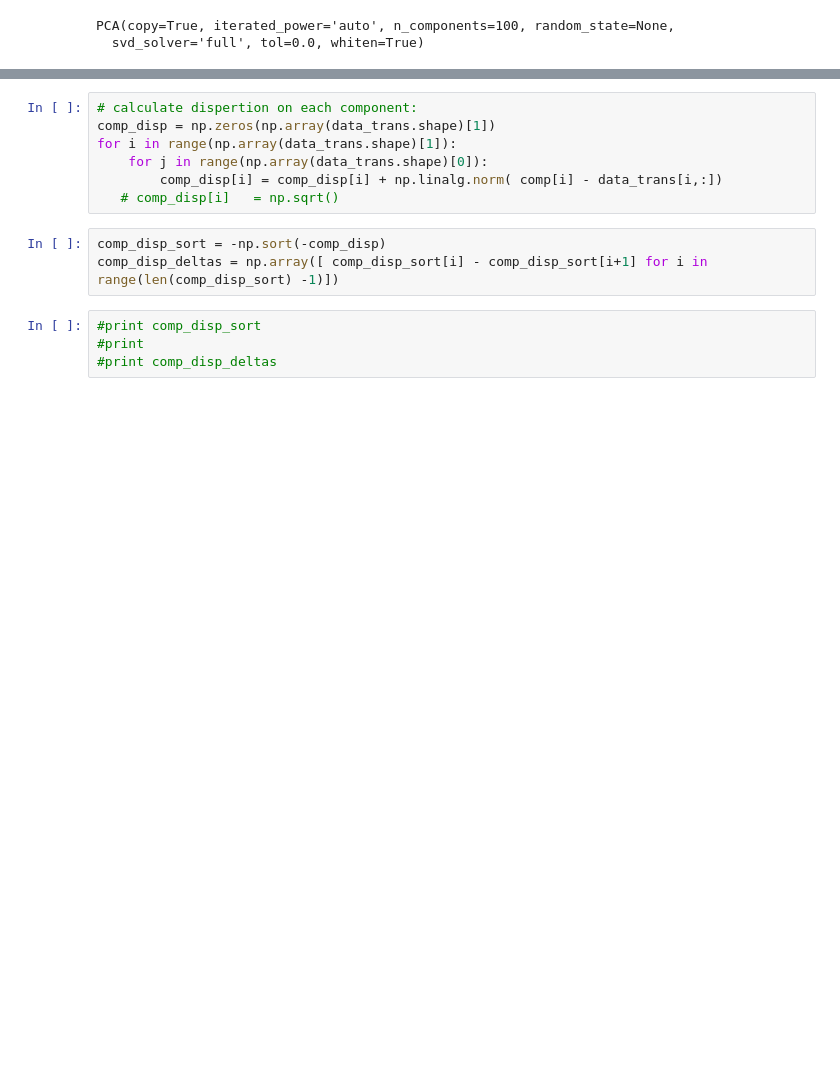
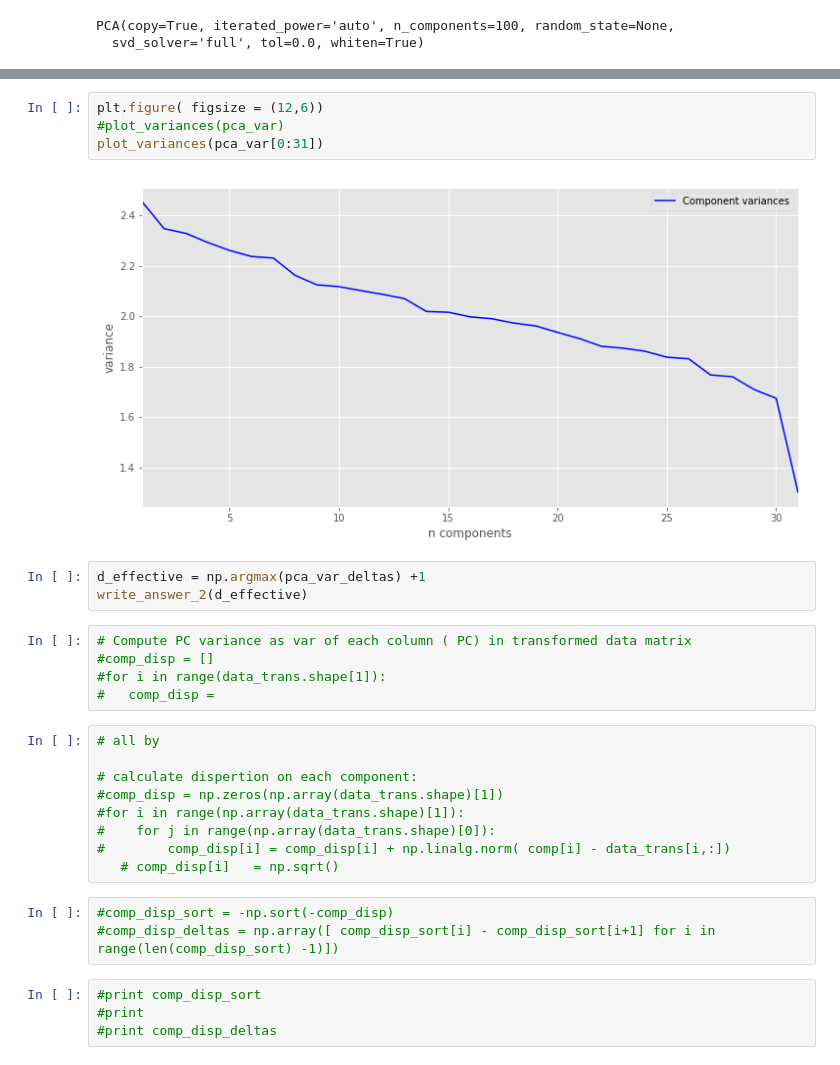
Before and after one commit to kirrlix1994/specialization_yandex_and_mipt, a Jupyter notebook: 3-unsupervised-learning/assignments/c3_w2_PCA.ipynb, the cells around one changed output, grey strips where cells are left out. Cells and saved outputs as stored; diff of their text form; blank space fills up the shorter version.

```diff
--- a/3-unsupervised-learning/assignments/c3_w2_PCA.ipynb
+++ b/3-unsupervised-learning/assignments/c3_w2_PCA.ipynb
@@ -374,13 +402,29 @@ len(data_trans.var(axis=0))
+# %%
+plt.figure( figsize = (12,6))
+#plot_variances(pca_var)
+plot_variances(pca_var[0:31])
+# %% [output]
+[figure, added]
+# %%
+d_effective = np.argmax(pca_var_deltas) +1
+write_answer_2(d_effective)
+# %%
+# Compute PC variance as var of each column ( PC) in transformed data matrix
+#comp_disp = []
+#for i in range(data_trans.shape[1]):
+#   comp_disp =
 # %%
+# all by
+
 # calculate dispertion on each component:
-comp_disp = np.zeros(np.array(data_trans.shape)[1])
-for i in range(np.array(data_trans.shape)[1]):
-    for j in range(np.array(data_trans.shape)[0]):
-        comp_disp[i] = comp_disp[i] + np.linalg.norm( comp[i] - data_trans[i,:])
+#comp_disp = np.zeros(np.array(data_trans.shape)[1])
+#for i in range(np.array(data_trans.shape)[1]):
+#    for j in range(np.array(data_trans.shape)[0]):
+#        comp_disp[i] = comp_disp[i] + np.linalg.norm( comp[i] - data_trans[i,:])
    # comp_disp[i]   = np.sqrt()
 # %%
-comp_disp_sort = -np.sort(-comp_disp)
-comp_disp_deltas = np.array([ comp_disp_sort[i] - comp_disp_sort[i+1] for i in range(len(comp_disp_sort) -1)])
+#comp_disp_sort = -np.sort(-comp_disp)
+#comp_disp_deltas = np.array([ comp_disp_sort[i] - comp_disp_sort[i+1] for i in range(len(comp_disp_sort) -1)])
 # %%
 #print comp_disp_sort
 #print
```
Also changed, not shown: parts of 34 cells of this notebook, 5 other files.
